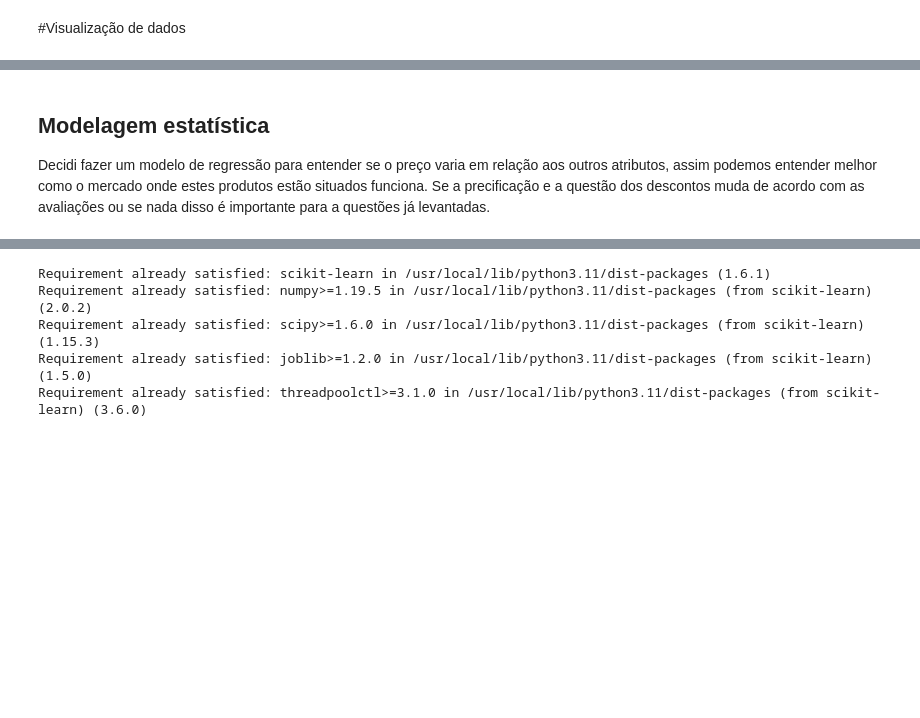
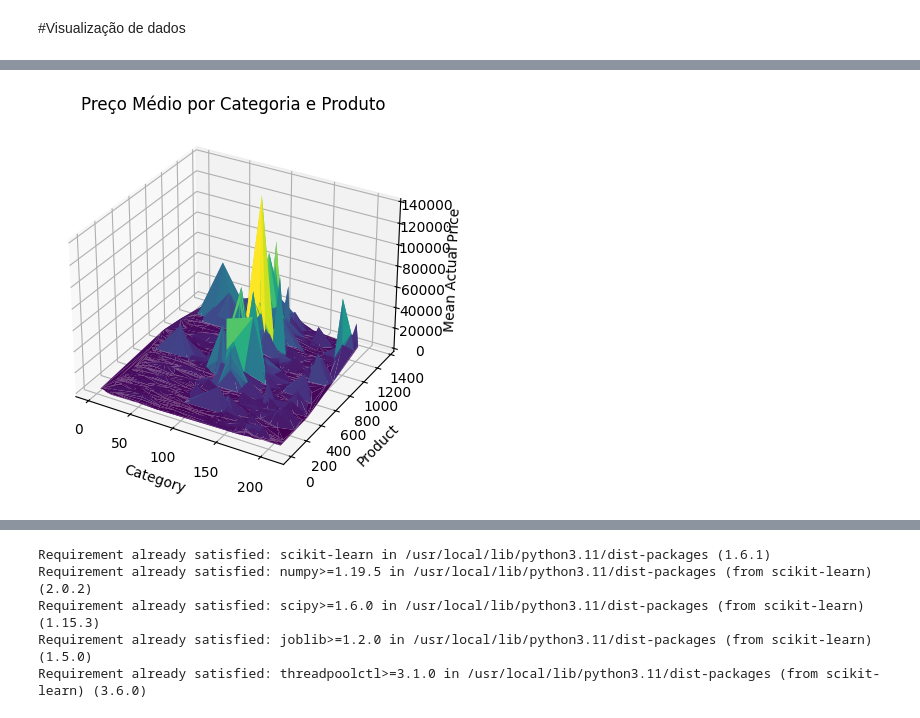
Before and after one commit to Datag4rcia/AAPL, a Jupyter notebook: trabpraticads.ipynb, the cells around one changed output, grey strips where cells are left out. Cells and saved outputs as stored; diff of their text form; code cells hidden in the pictures; blank space fills up the shorter version.

```diff
--- a/trabpraticads.ipynb
+++ b/trabpraticads.ipynb
@@ -298,3 +390,27 @@ plt.show()
-# %% [markdown]
-## Modelagem estatística
-Decidi fazer um modelo de regressão para entender se o preço varia em relação aos outros atributos, assim podemos entender melhor como o mercado onde estes produtos estão situados funciona. Se a precificação e a questão dos descontos  muda de acordo com as avaliações ou se nada disso é importante para a questões já levantadas.
+# %%
+#distribuição com as três variáveis mais importantes
+from mpl_toolkits.mplot3d import Axes3D
+grouped = df.groupby(['category', 'product_id']).actual_price.mean().reset_index()
+
+# Criar gráfico 3D
+fig = plt.figure()
+ax = fig.add_subplot(111, projection='3d')
+
+# Superfície
+ax.plot_trisurf(
+    grouped['category'],
+    grouped['product_id'],
+    grouped['actual_price'],
+    cmap='viridis',
+    edgecolor='none'
+)
+
+# Rótulos dos eixos
+ax.set_xlabel('Category')
+ax.set_ylabel('Product')
+ax.set_zlabel('Mean Actual Price')
+
+plt.title('Preço Médio por Categoria e Produto')
+plt.show()
+# %% [output]
+[figure, added]
```
Also changed, not shown: parts of 36 cells of this notebook.
